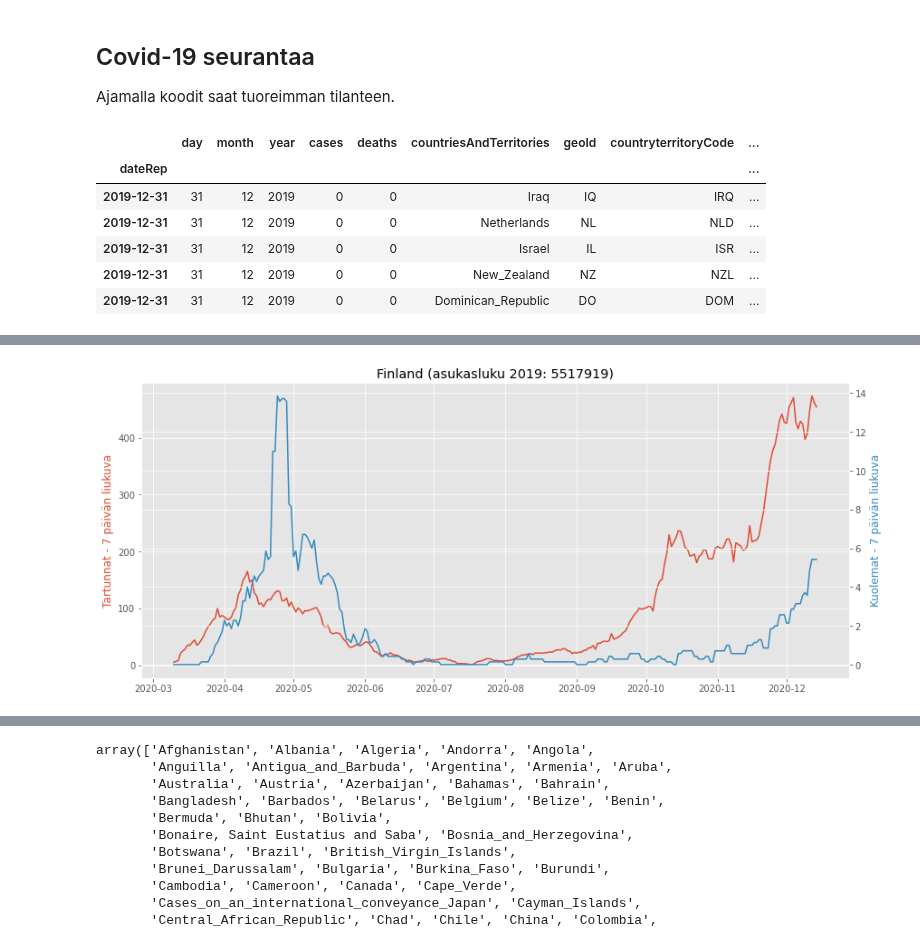
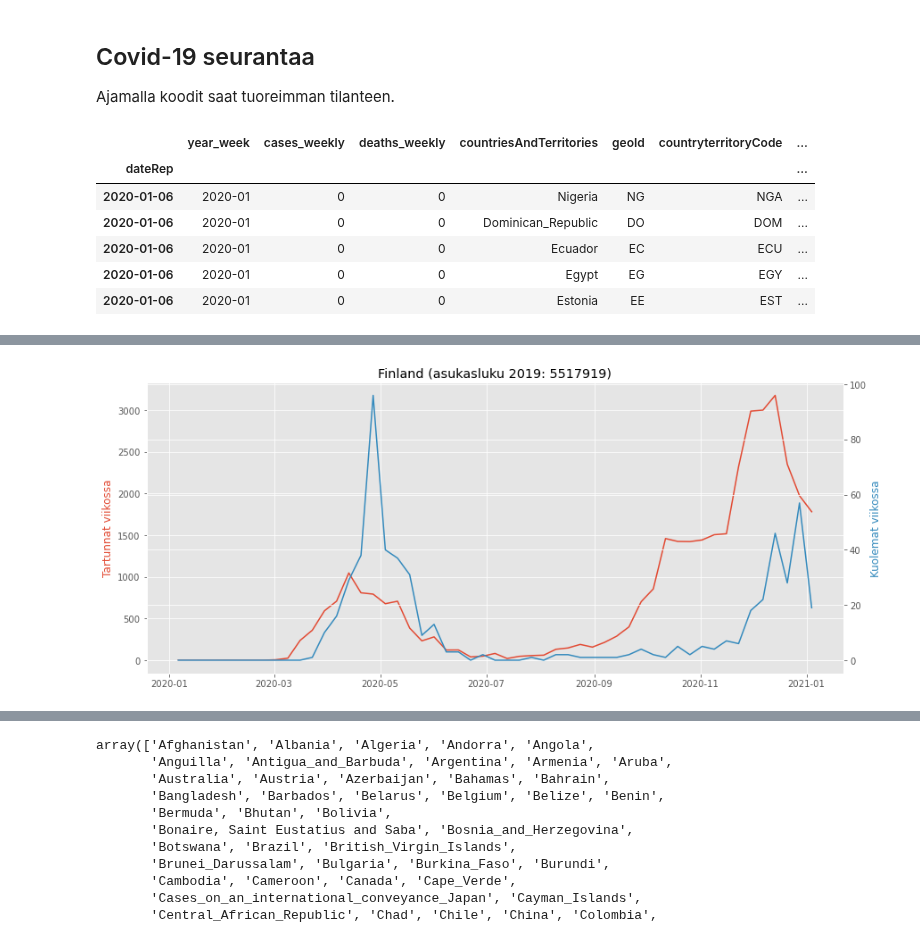
Before and after one commit to taanila/aikasarjat, a Jupyter notebook: covid.ipynb, the cells around one changed output, grey strips where cells are left out. Drawn from its saved outputs; the diff is of its cells as text; code cells hidden in the pictures.

```diff
--- a/covid.ipynb
+++ b/covid.ipynb
@@ -17,20 +17,20 @@ warnings.filterwarnings('ignore')
 plt.style.use('ggplot')
 
 # Ajantasaisen datan nouto ecdc:n sivuilta
-df = pd.read_excel('https://www.ecdc.europa.eu/sites/default/files/documents/COVID-19-geographic-disbtribution-worldwide.xlsx')
+df = pd.read_csv("https://opendata.ecdc.europa.eu/covid19/casedistribution/csv")
 
 # Päivämäärät indeksiin
-df.index = pd.to_datetime(df['dateRep'], format = '%Y-%m-%d')
+df.index = pd.to_datetime(df['dateRep'], format = '%d/%m/%Y')
 df = df.drop('dateRep', axis = 1).sort_index()
 
 df.head()
 # %% [output]
-|  | day | month | year | cases | deaths | countriesAndTerritories | geoId | countryterritoryCode | ... |
-| dateRep |  |  |  |  |  |  |  |  | ... |
-| 2019-12-31 | 31 | 12 | 2019 | 0 | 0 | Iraq | IQ | IRQ | ... |
-| 2019-12-31 | 31 | 12 | 2019 | 0 | 0 | Netherlands | NL | NLD | ... |
-| 2019-12-31 | 31 | 12 | 2019 | 0 | 0 | Israel | IL | ISR | ... |
-| 2019-12-31 | 31 | 12 | 2019 | 0 | 0 | New_Zealand | NZ | NZL | ... |
-| 2019-12-31 | 31 | 12 | 2019 | 0 | 0 | Dominican_Republic | DO | DOM | ... |
+|  | year_week | cases_weekly | deaths_weekly | countriesAndTerritories | geoId | countryterritoryCode | ... |
+| dateRep |  |  |  |  |  |  | ... |
+| 2020-01-06 | 2020-01 | 0 | 0 | Nigeria | NG | NGA | ... |
+| 2020-01-06 | 2020-01 | 0 | 0 | Dominican_Republic | DO | DOM | ... |
+| 2020-01-06 | 2020-01 | 0 | 0 | Ecuador | EC | ECU | ... |
+| 2020-01-06 | 2020-01 | 0 | 0 | Egypt | EG | EGY | ... |
+| 2020-01-06 | 2020-01 | 0 | 0 | Estonia | EE | EST | ... |
 # %%
 # Funktio noutaa datasta maan tiedot (tartunnat, kuolleet, asukasluku)
@@ -103,3 +97,3 @@ def vertaa4(maa1, maa2, maa3, maa4):
 # %%
-liukuva7('Finland')
+tapaukset('Finland')
 # %% [output]
@@ -107,2 +101,2 @@ liukuva7('Finland')
-[figure, old version]
+[figure, new version]
 # %%
```
Also changed, not shown: parts of 12 cells of this notebook.
